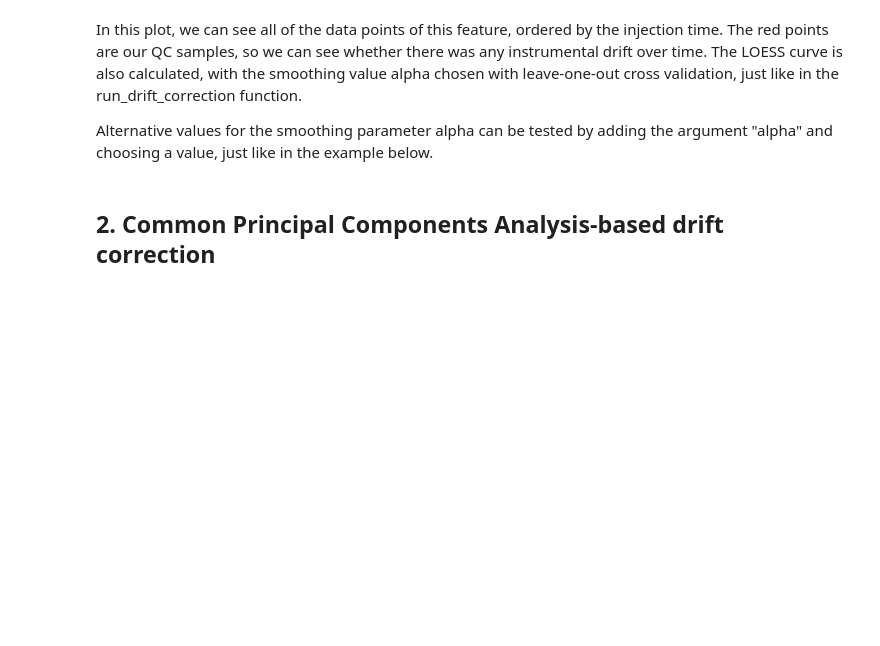
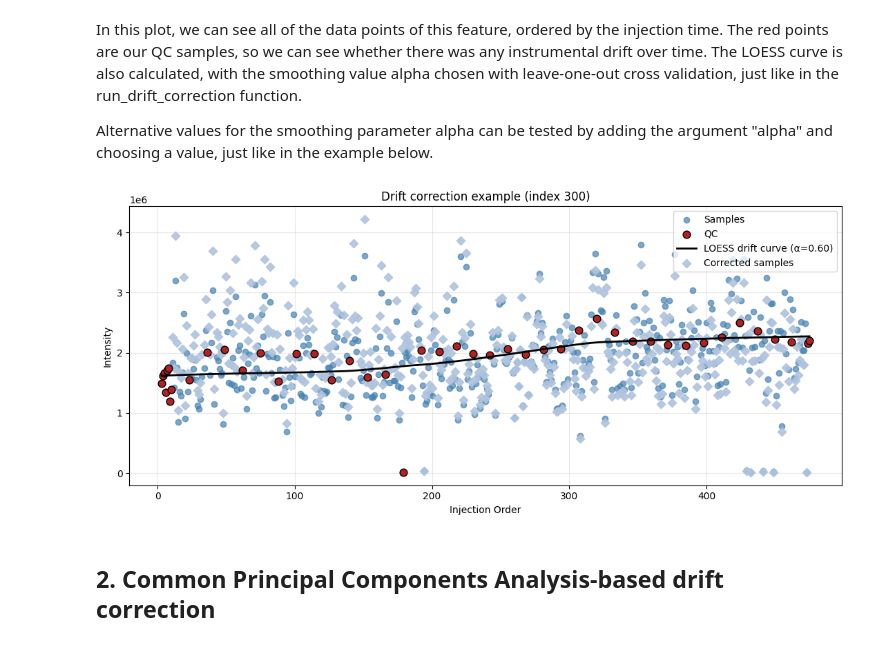
Before and after one commit to Multiomics-Analytics-Group/acore, a Jupyter notebook: docs/api_examples/drift_correction.ipynb, the cells around one changed output. Drawn from its saved outputs; the diff is of its cells as text; code cells hidden in the pictures; blank space fills up the shorter version.

```diff
--- a/docs/api_examples/drift_correction.ipynb
+++ b/docs/api_examples/drift_correction.ipynb
@@ -352,12 +449,14 @@ argument "alpha" and choosing a value, just like in the example below.
 # %%
 plot_loess_example_curve(
     df=df,
-    feature_idx=5,
+    feature_idx=300,
     sample_cols=sample_cols,
     qc_cols=qc_cols,
     sample_order=sample_order,
     alpha=0.6,
 )
+# %% [output]
+[figure, added]
 # %% [markdown]
 ## 2. Common Principal Components Analysis-based drift correction
 # %% [markdown]
```
Also changed, not shown: parts of 30 cells of this notebook, 2 other files.
